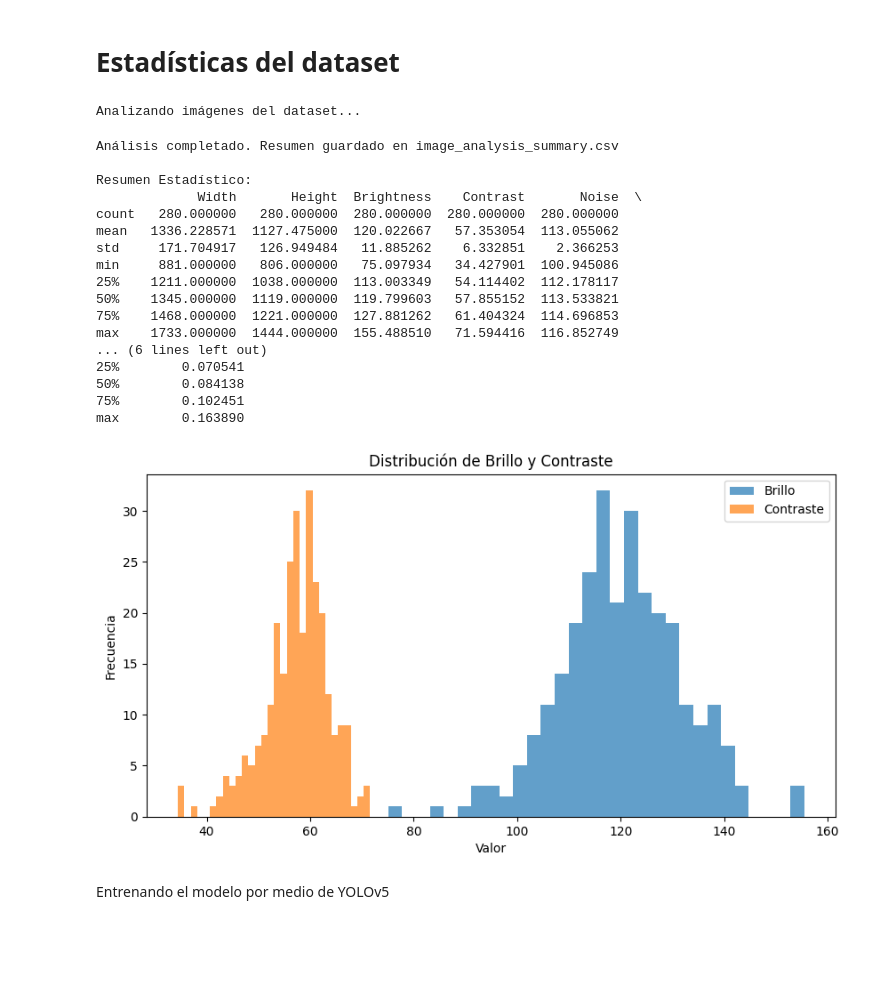
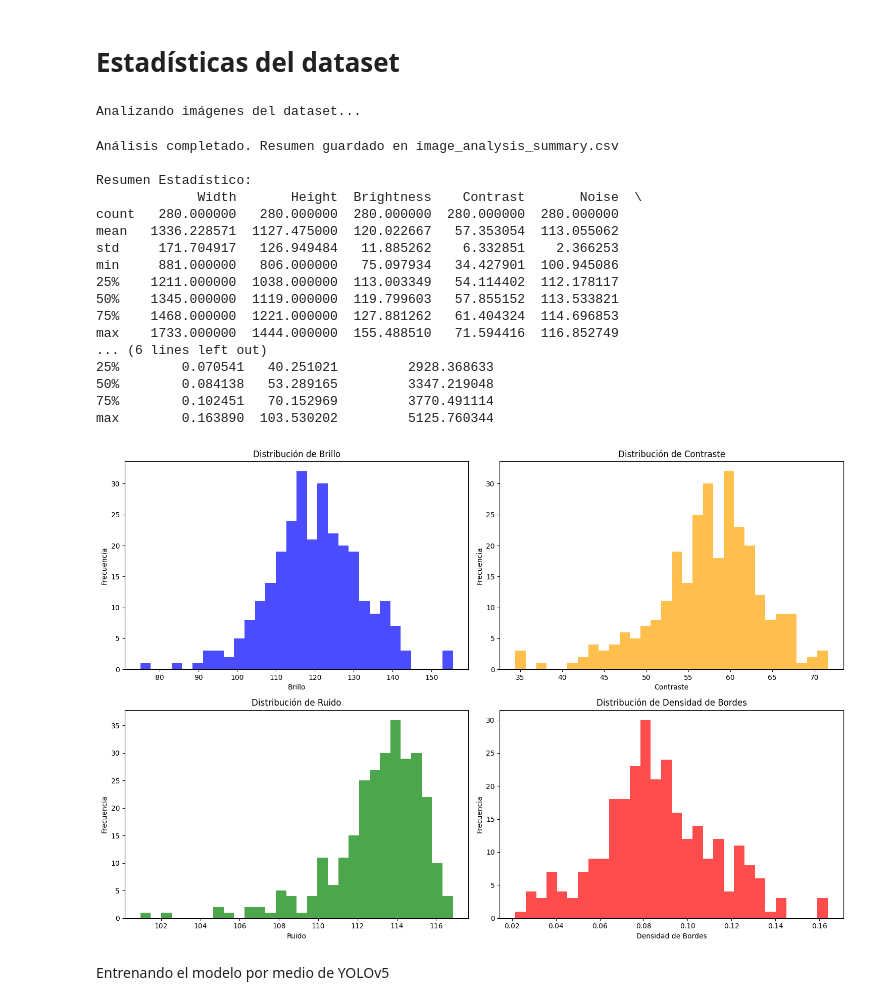
Before and after one commit to yahelrl19/ParkingLotProject, a Jupyter notebook: ParkingLotProject.ipynb, the cells around one changed output. Saved outputs shown, nothing was run; the diff lists cells and outputs as text; code cells hidden in the pictures; blank space fills up the shorter version.

```diff
--- a/ParkingLotProject.ipynb
+++ b/ParkingLotProject.ipynb
@@ -143,9 +118,6 @@ def analyze_image(image_path):
     # Contraste (desviación estándar de los valores de intensidad)
     contrast = np.std(gray)
 
-    # Histograma de color
-    histogram = cv2.calcHist([image], [0], None, [256], [0, 256]).flatten()
-
     # Ruido estimado (diferencia promedio entre la imagen y un filtro de suavizado)
     blurred = cv2.GaussianBlur(gray, (5, 5), 0)
     noise = np.mean(np.abs(gray - blurred))
@@ -154,13 +126,22 @@ def analyze_image(image_path):
     edges = cv2.Canny(gray, 100, 200)
     edge_density = np.sum(edges > 0) / (height * width)
 
+    # Saturación promedio (canal S en espacio HSV)
+    hsv_image = cv2.cvtColor(image, cv2.COLOR_BGR2HSV)
+    saturation = np.mean(hsv_image[:, :, 1])
+
+    # Varianza de intensidad (medida de textura)
+    intensity_variance = np.var(gray)
+
     return {
         "Width": width,
         "Height": height,
         "Brightness": brightness,
         "Contrast": contrast,
         "Noise": noise,
-        "Edge Density": edge_density
+        "Edge Density": edge_density,
+        "Saturation": saturation,
+        "Intensity Variance": intensity_variance
     }
 
 # Analizar todas las imágenes
@@ -177,45 +158,69 @@ for image_file in tqdm(image_files):
 # Convertir los resultados en un DataFrame
 df = pd.DataFrame(results)
 
 # Guardar el análisis como un archivo CSV
 output_file = "image_analysis_summary.csv"
 df.to_csv(output_file, index=False)
 
 print(f"Análisis completado. Resumen guardado en {output_file}")
 
 # Mostrar resumen estadístico
 print("\nResumen Estadístico:")
 print(df.describe())
 
-# Visualizar histogramas de brillo y contraste
-plt.figure(figsize=(10, 5))
-plt.hist(df["Brightness"], bins=30, alpha=0.7, label="Brillo")
-plt.hist(df["Contrast"], bins=30, alpha=0.7, label="Contraste")
-plt.title("Distribución de Brillo y Contraste")
-plt.xlabel("Valor")
+# Visualizar histogramas de métricas clave
+plt.figure(figsize=(15, 10))
+
+# Histograma de Brillo
+plt.subplot(2, 2, 1)
+plt.hist(df["Brightness"], bins=30, alpha=0.7, color="blue")
+plt.title("Distribución de Brillo")
+plt.xlabel("Brillo")
 plt.ylabel("Frecuencia")
-plt.legend()
+
+# Histograma de Contraste
+plt.subplot(2, 2, 2)
+plt.hist(df["Contrast"], bins=30, alpha=0.7, color="orange")
+plt.title("Distribución de Contraste")
+plt.xlabel("Contraste")
+plt.ylabel("Frecuencia")
+
+# Histograma de Ruido
+plt.subplot(2, 2, 3)
+plt.hist(df["Noise"], bins=30, alpha=0.7, color="green")
+plt.title("Distribución de Ruido")
+plt.xlabel("Ruido")
+plt.ylabel("Frecuencia")
+
+# Histograma de Densidad de Bordes
+plt.subplot(2, 2, 4)
+plt.hist(df["Edge Density"], bins=30, alpha=0.7, color="red")
+plt.title("Distribución de Densidad de Bordes")
+plt.xlabel("Densidad de Bordes")
+plt.ylabel("Frecuencia")
+
+plt.tight_layout()
 plt.show()
 # %% [output]
 Analizando imágenes del dataset...
 Análisis completado. Resumen guardado en image_analysis_summary.csv
 
 Resumen Estadístico:
              Width       Height  Brightness    Contrast       Noise  \
 count   280.000000   280.000000  280.000000  280.000000  280.000000
 mean   1336.228571  1127.475000  120.022667   57.353054  113.055062
 std     171.704917   126.949484   11.885262    6.332851    2.366253
 min     881.000000   806.000000   75.097934   34.427901  100.945086
 25%    1211.000000  1038.000000  113.003349   54.114402  112.178117
 50%    1345.000000  1119.000000  119.799603   57.855152  113.533821
 75%    1468.000000  1221.000000  127.881262   61.404324  114.696853
 max    1733.000000  1444.000000  155.488510   71.594416  116.852749
 ... (6 lines left out)
-25%        0.070541
-50%        0.084138
-75%        0.102451
-max        0.163890
+25%        0.070541   40.251021         2928.368633
+50%        0.084138   53.289165         3347.219048
+75%        0.102451   70.152969         3770.491114
+max        0.163890  103.530202         5125.760344
-[figure, old version]
+[figure, new version]
 # %% [markdown]
 Entrenando el modelo por medio de YOLOv5
 # %%
```
Also changed, not shown: parts of 19 cells of this notebook.
